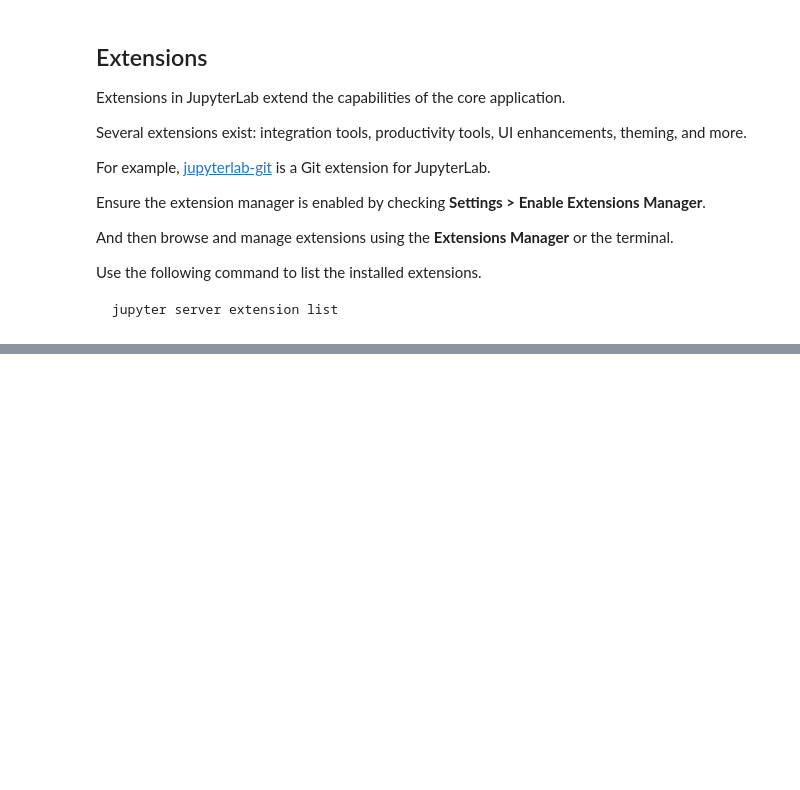
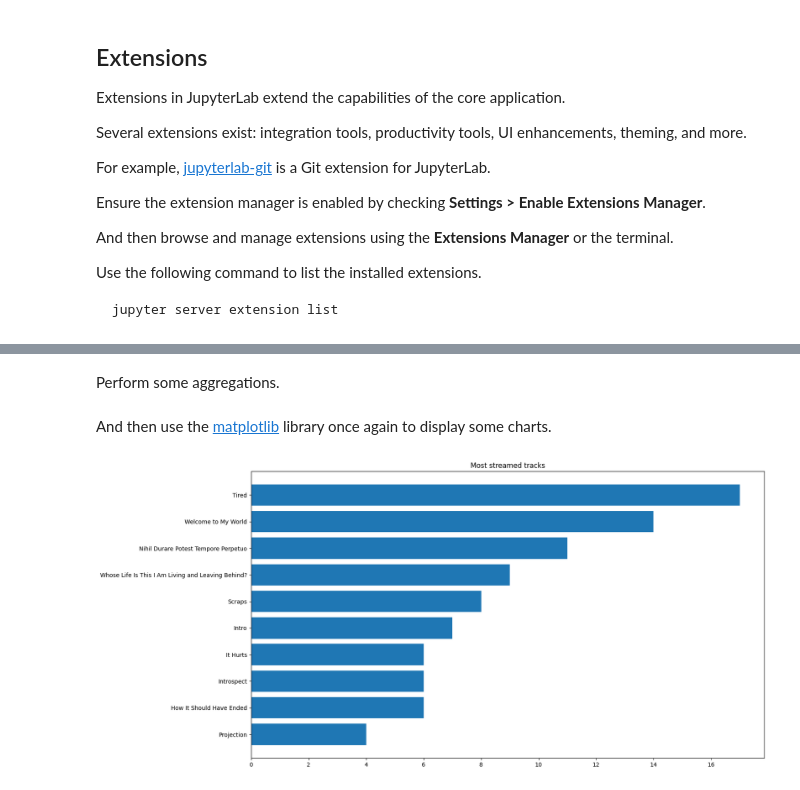
Before and after one commit to fabioscagliola/Jupyter101, a Jupyter notebook: Jupyter101.ipynb, the cells around one changed output, grey strips where cells are left out. Drawn from its saved outputs; the diff is of its cells as text; code cells hidden in the pictures; blank space fills up the shorter version.

Commit message:
Exploratory data analysis

```diff
--- a/Jupyter101.ipynb
+++ b/Jupyter101.ipynb
@@ -226,0 +231,6 @@ jupyter server extension list
+# %%
+import matplotlib
+import pandas
+
+data = pandas.read_csv('data.csv')
+data.head()
@@ -226,0 +244,15 @@ jupyter server extension list
+# %% [markdown]
+Perform some aggregations.
+# %%
+tracks = data.groupby('Song')['Units'].sum().sort_values(ascending=False).reset_index()
+countries = data.groupby('Country Code')['Units'].sum().sort_values(ascending=False).reset_index()
+# %% [markdown]
+And then use the [matplotlib](https://matplotlib.org) library once again to display some charts.
+# %%
+matplotlib.pyplot.figure(figsize=(16, 9))
+matplotlib.pyplot.barh(tracks['Song'][:10], tracks['Units'][:10])
+matplotlib.pyplot.gca().invert_yaxis()
+matplotlib.pyplot.title('Most streamed tracks')
+matplotlib.pyplot.show()
+# %% [output]
+[figure, added]
```
Also changed, not shown: parts of 3 cells of this notebook, 2 other files.
